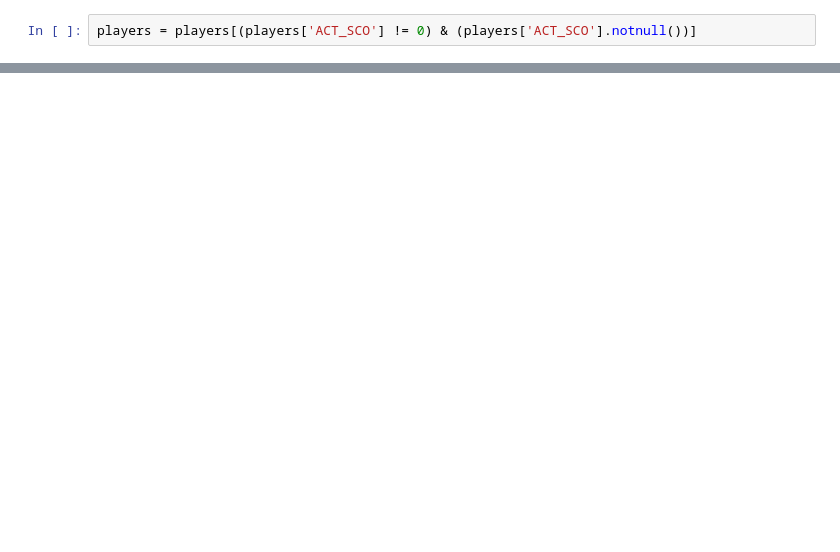
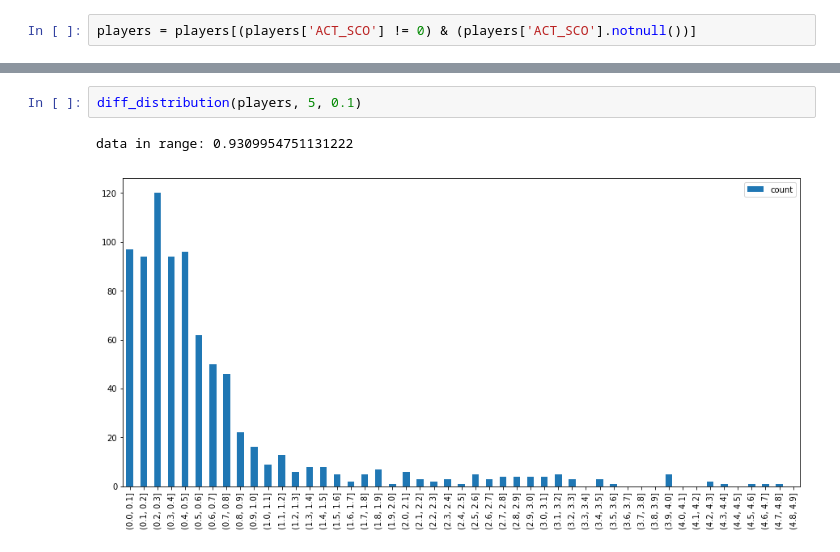
Before and after one commit to wonderui/Hoop_Fantasy, a Jupyter notebook: nba_seer-0.1/0_test_seer.ipynb, the cells around one changed output, grey strips where cells are left out. Cells and saved outputs as stored; diff of their text form; blank space fills up the shorter version.

```diff
--- a/nba_seer-0.1/0_test_seer.ipynb
+++ b/nba_seer-0.1/0_test_seer.ipynb
@@ -177,3 +234,8 @@ the corr between cov and different percantage is:  0.0140055618412
+# %%
+diff_distribution(players, 5, 0.1)
+# %% [output]
+data in range: 0.9309954751131222
+[figure, added]
 # %%
 diff_distribution(players_t, 5, 0.1)
 # %% [output]
```
Also changed, not shown: parts of 16 cells of this notebook, 4 other files.
